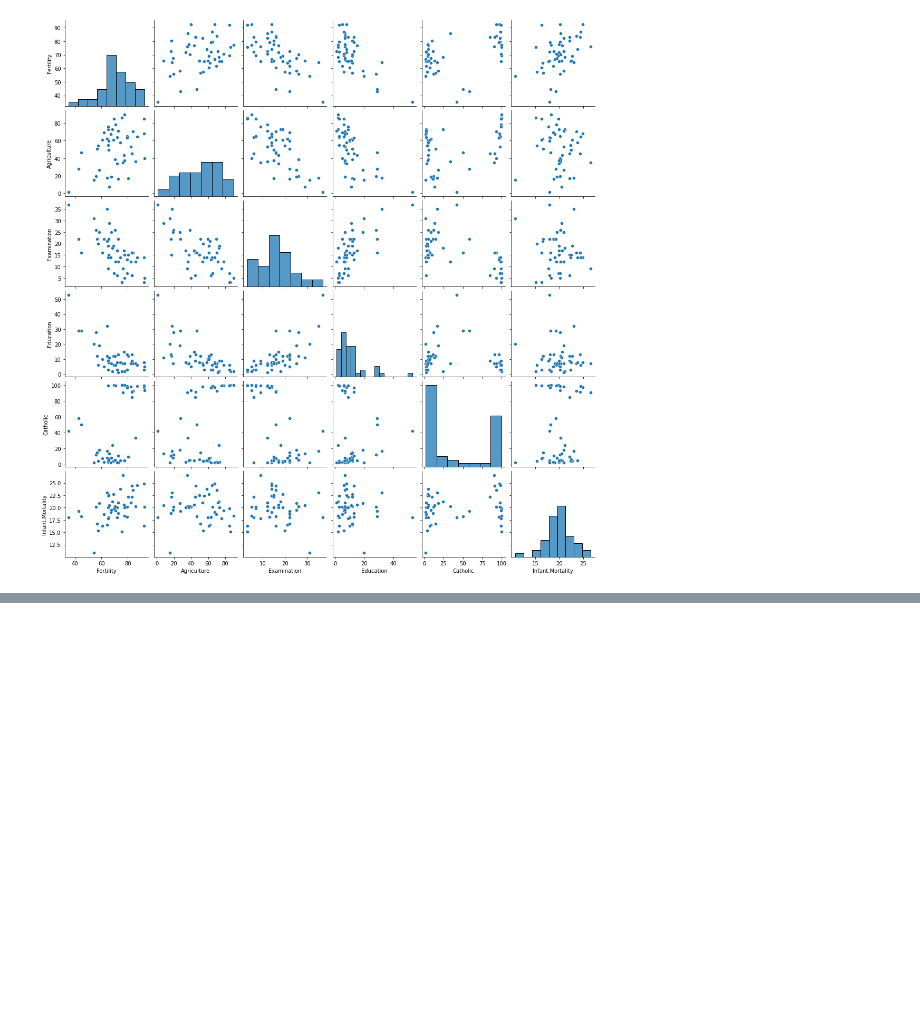
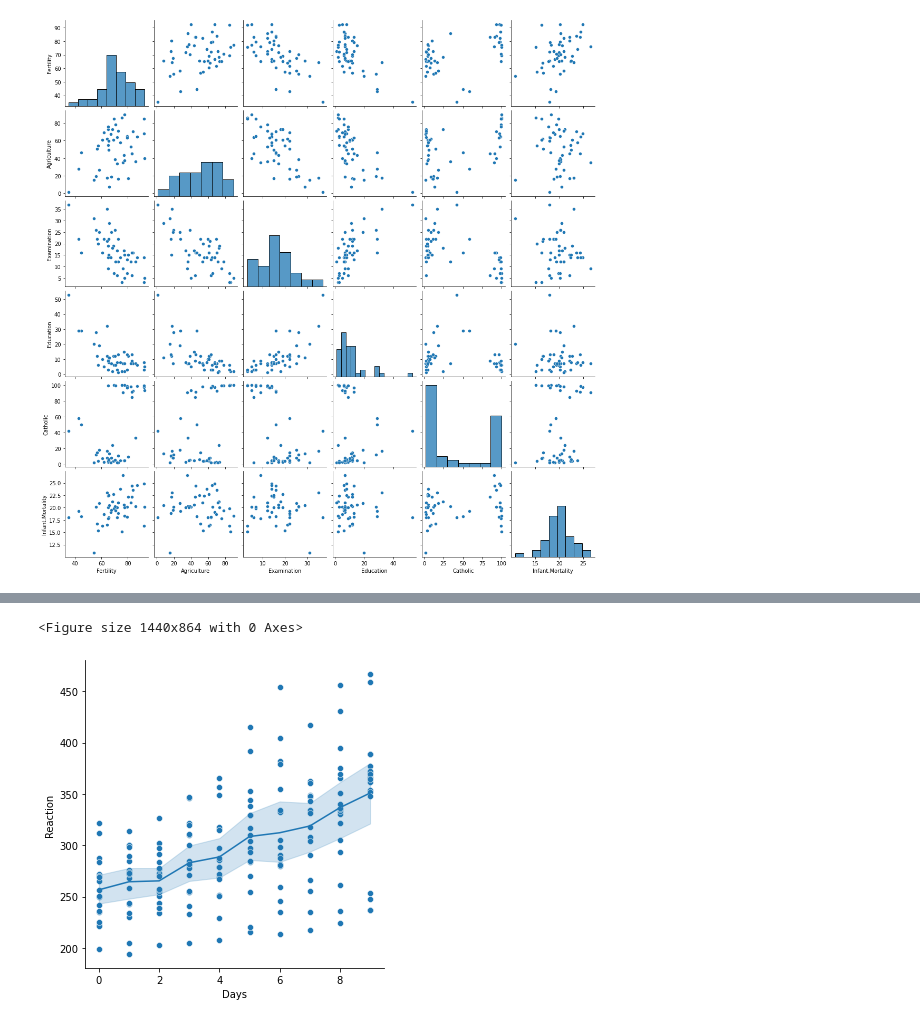
Before and after one commit to etclark3/numpy-pandas, a Jupyter notebook: seaborn.exercises.ipynb, the cells around one changed output, grey strips where cells are left out. Saved outputs shown, nothing was run; the diff lists cells and outputs as text; code cells hidden in the pictures; blank space fills up the shorter version.

```diff
--- a/seaborn.exercises.ipynb
+++ b/seaborn.exercises.ipynb
@@ -394,0 +430,9 @@ plt.show()
+# %%
+plt.figure(figsize=(20, 12))
+
+sns.relplot(data=sleepstudy, x='Days', y='Reaction')
+sns.lineplot(data=sleepstudy, x='Days', y='Reaction', estimator='mean')
+plt.show()
+# %% [output]
+<Figure size 1440x864 with 0 Axes>
+[figure, added]
```
Also changed, not shown: parts of 10 cells of this notebook.
